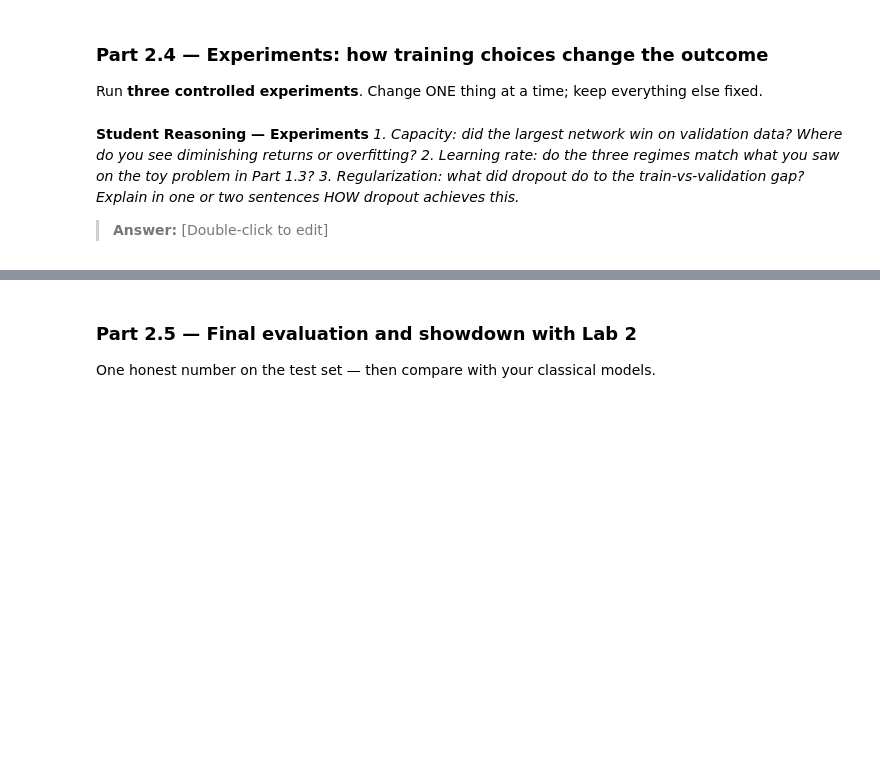
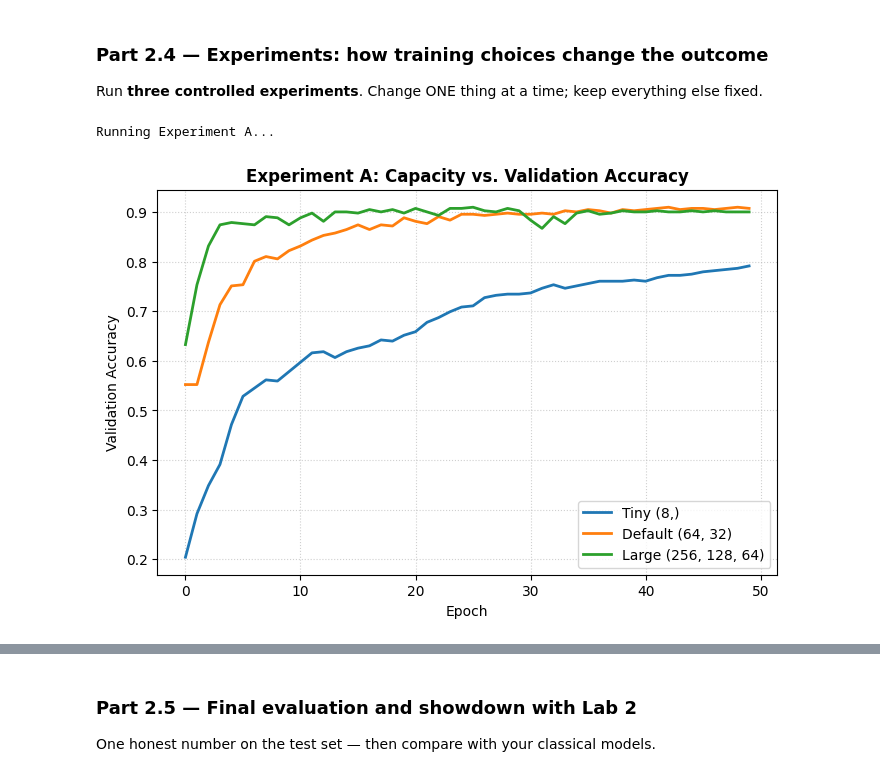
Before and after one commit to KateuleOrion/lab-3, a Jupyter notebook: Lab_3.ipynb, the cells around one changed output, grey strips where cells are left out. Cells and saved outputs as stored; diff of their text form; code cells hidden in the pictures; blank space fills up the shorter version.

```diff
--- a/Lab_3.ipynb
+++ b/Lab_3.ipynb
@@ -316,9 +680,0 @@ Run **three controlled experiments**. Change ONE thing at a time; keep everythin
-# %% [markdown]
-**Student Reasoning — Experiments**
-*1. Capacity: did the largest network win on validation data? Where do you see diminishing
-returns or overfitting?*
-*2. Learning rate: do the three regimes match what you saw on the toy problem in Part 1.3?*
-*3. Regularization: what did dropout do to the train-vs-validation gap? Explain in one or two
-sentences HOW dropout achieves this.*
-
-> **Answer:** [Double-click to edit]
@@ -324,0 +774,25 @@ sentences HOW dropout achieves this.*
+# %%
+import matplotlib.pyplot as plt
+# TODO — Experiment A (capacity): tiny (8,) vs default (64, 32) vs large (256, 128, 64).
+#   Plot the three validation-accuracy curves together.
+
+
+print("Running Experiment A...")
+hist_tiny = run_experiment(hidden_sizes=(8,), epochs=50)
+hist_default = run_experiment(hidden_sizes=(64, 32), epochs=50)
+hist_large = run_experiment(hidden_sizes=(256, 128, 64), epochs=50)
+
+# Plotting Validation Accuracy
+plt.figure(figsize=(8, 5))
+plt.plot(hist_tiny['val_acc'], label='Tiny (8,)', linewidth=2)
+plt.plot(hist_default['val_acc'], label='Default (64, 32)', linewidth=2)
+plt.plot(hist_large['val_acc'], label='Large (256, 128, 64)', linewidth=2)
+plt.title('Experiment A: Capacity vs. Validation Accuracy', fontsize=12, fontweight='bold')
+plt.xlabel('Epoch')
+plt.ylabel('Validation Accuracy')
+plt.legend()
+plt.grid(True, linestyle=':', alpha=0.6)
+plt.show()
+# %% [output]
+Running Experiment A...
+[figure, added]
```
Also changed, not shown: parts of 23 cells of this notebook.
